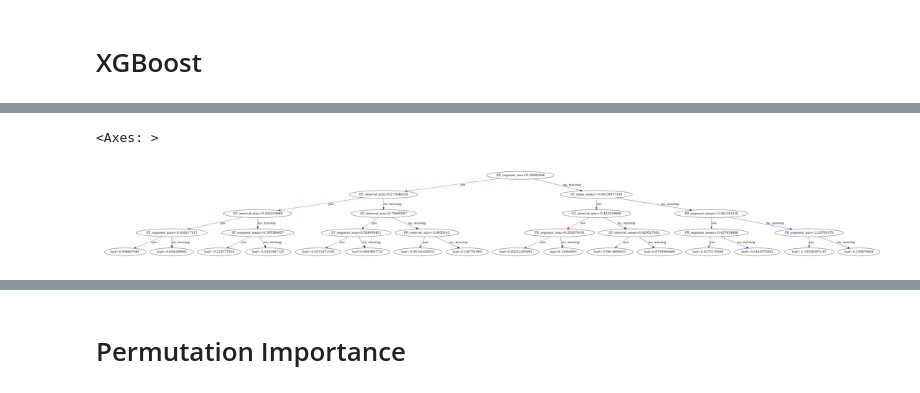
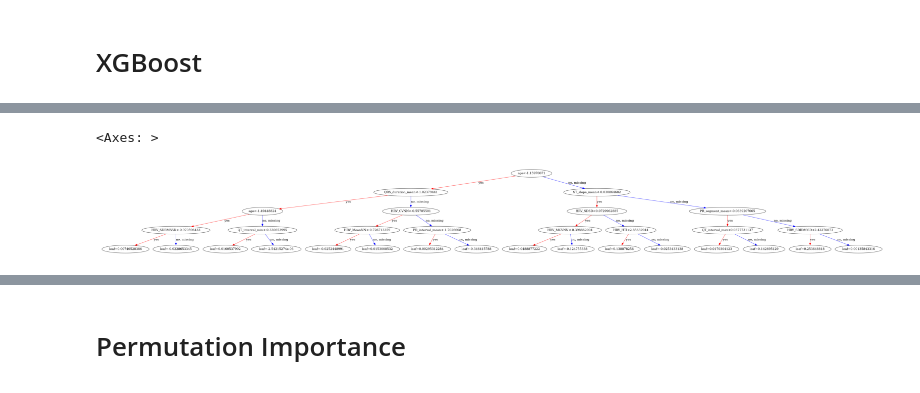
Before and after one commit to MatteoFasulo/ECG-Chagas, a Jupyter notebook: notebook.ipynb, the cells around one changed output, grey strips where cells are left out. Cells and saved outputs as stored; diff of their text form; code cells hidden in the pictures.

```diff
--- a/notebook.ipynb
+++ b/notebook.ipynb
@@ -265,2 +80,2 @@ Here we will merge the features computed from the ECG signals with the demograph
 # %%
-test = pd.read_csv('hand_features.csv')
+df = pd.read_csv(data_path / "signals_features.csv")
@@ -289,4 +82,4 @@ Name: count, dtype: int64
 # %%
-to_be_dropped = what_i_want[what_i_want['ST_slope_mean'].isna()].exam_id.values.tolist()
+to_be_dropped = df[df['ST_slope_mean'].isna()].exam_id.values.tolist()
 # %%
-what_i_want = what_i_want[~what_i_want['exam_id'].isin(to_be_dropped)].fillna(value=0)
+df = df[~df['exam_id'].isin(to_be_dropped)].fillna(value=0)
@@ -295,7 +106,5 @@ what_i_want = what_i_want[~what_i_want['exam_id'].isin(to_be_dropped)].fillna(va
 # %% [markdown]
 # EDA
-# %%
-df = what_i_want
 # %%
 df.drop('exam_id', axis=1, inplace=True)
 # %%
@@ -460,9 +288,9 @@ xbm, xbm_params = gscv.best_estimator_, gscv.best_params_
 # %%
-plt.figure(figsize=figsize)
+plt.figure(figsize=(20, 20))
 xgboost.plot_tree(xbm, ax=plt.gca(), num_trees=0)
 # %% [output]
 <Axes: >
-[figure, old version]
+[figure, new version]
 # %%
 xbm_score_cv, xbm_score_test = gscv.best_score_, roc_auc_score(y_test, xbm.predict(X_test))
 print(f'AUC score for {xbm_params}: {xbm_score_cv:.2f} (cross-val.), {xbm_score_test:.2f} (test)')
```
Also changed, not shown: parts of 56 cells of this notebook, 6 other files.
